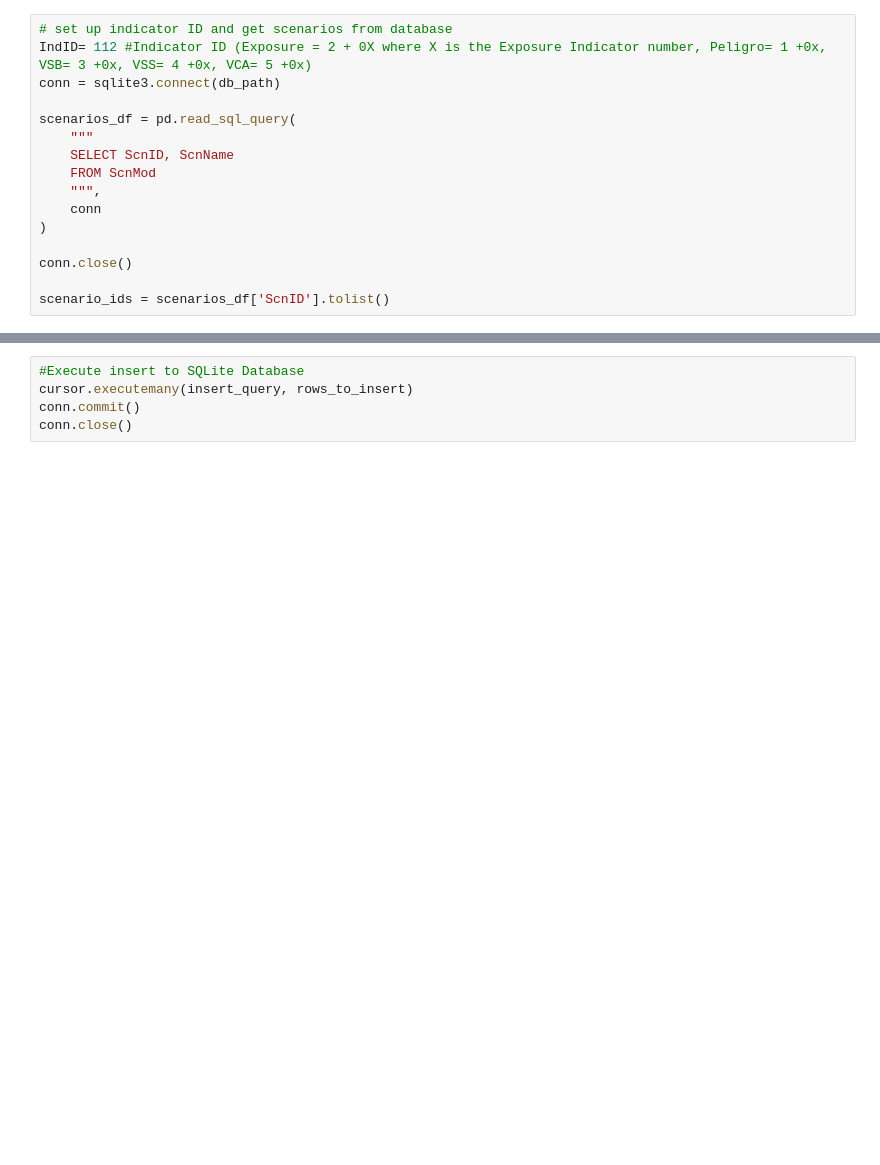
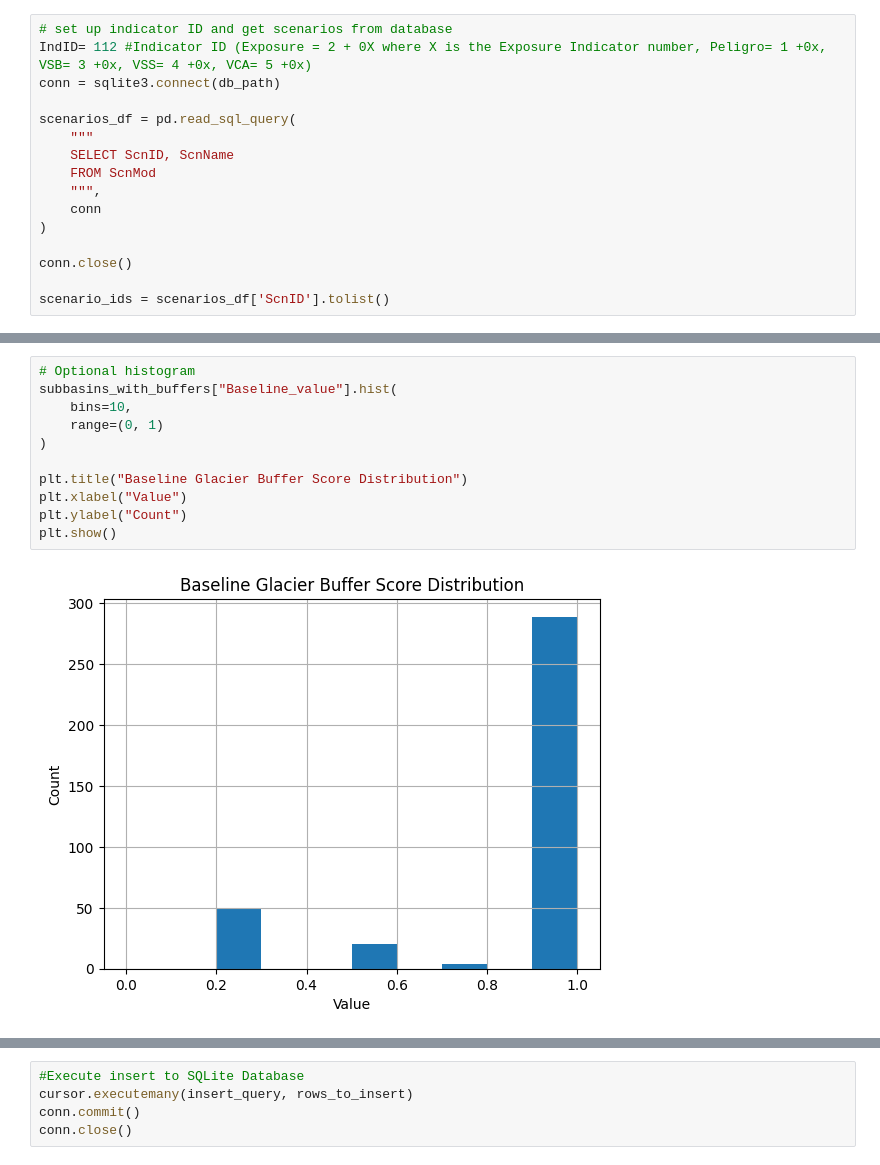
Before and after one commit to RTIInternational/iki-risk-assessment, a Jupyter notebook: Indicadores/Peligro/P12.ipynb, the cells around one changed output, grey strips where cells are left out. Cells and saved outputs as stored; diff of their text form; blank space fills up the shorter version.

```diff
--- a/Indicadores/Peligro/P12.ipynb
+++ b/Indicadores/Peligro/P12.ipynb
@@ -151,0 +286,13 @@ VALUES (?, ?, ?, ?);
+# %%
+# Optional histogram
+subbasins_with_buffers["Baseline_value"].hist(
+    bins=10,
+    range=(0, 1)
+)
+
+plt.title("Baseline Glacier Buffer Score Distribution")
+plt.xlabel("Value")
+plt.ylabel("Count")
+plt.show()
+# %% [output]
+[figure, added]
```
Also changed, not shown: parts of 13 cells of this notebook, 8 other files.
